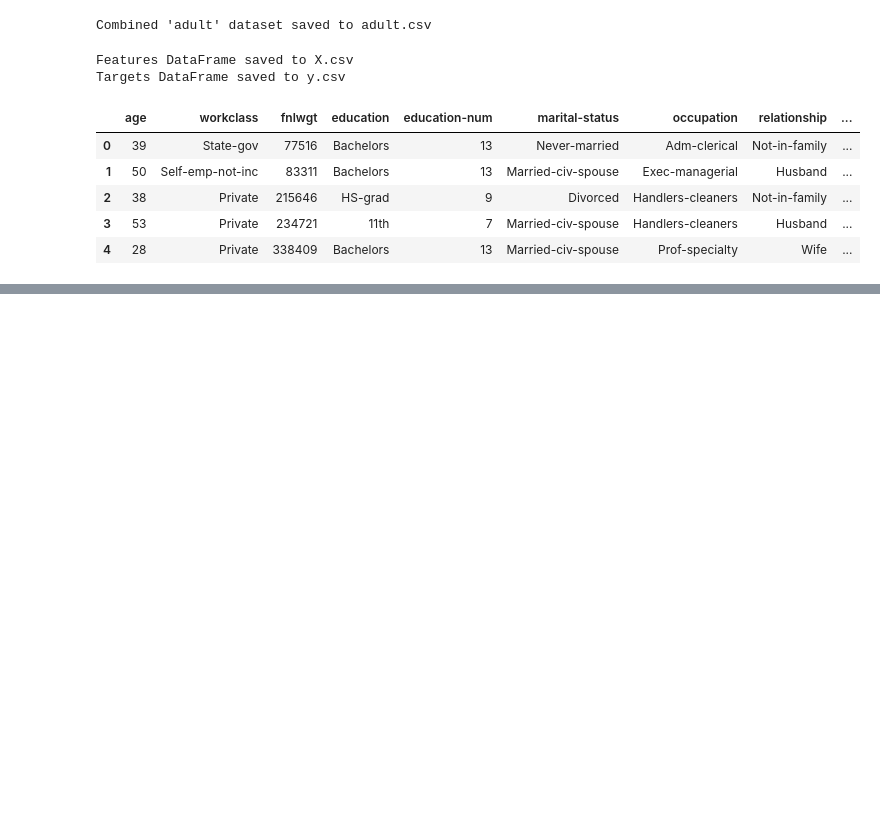
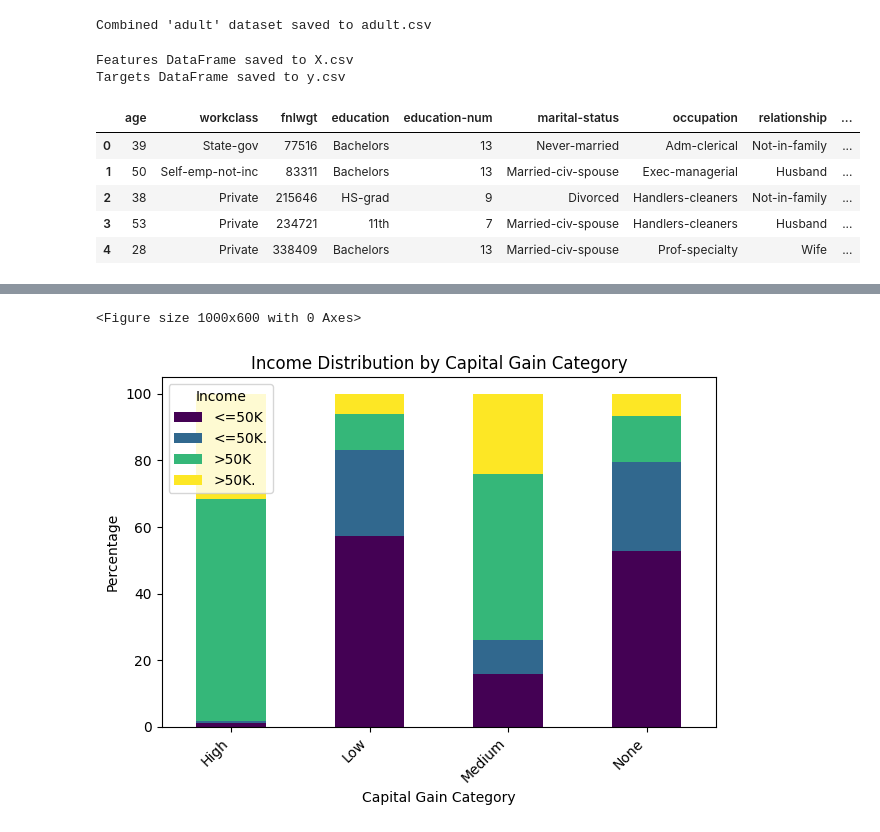
Before and after one commit to rmhanna/Randa, a Jupyter notebook: Copy_of_Graded_Assessment_Project_1.ipynb, the cells around one changed output, grey strips where cells are left out. Drawn from its saved outputs; the diff is of its cells as text; code cells hidden in the pictures; blank space fills up the shorter version.

```diff
--- a/Copy_of_Graded_Assessment_Project_1.ipynb
+++ b/Copy_of_Graded_Assessment_Project_1.ipynb
@@ -116,0 +287,14 @@ display(df.head())
+# %%
+import pandas as pd
+import matplotlib.pyplot as plt
+import seaborn as sns
+
+# Create a cross-tabulation of capital_gain_cat and income
+income_by_capital_gain = pd.crosstab(df['capital_gain_cat'], df['income'])
+
+print("Income distribution by Capital Gain Category (Counts):\n", income_by_capital_gain)
+
+# Calculate percentages for better comparison
+income_by_capital_gain_pct = pd.crosstab(df['capital_gain_cat'], df['income'], normalize='index') * 100
+
+print("\nIncome distribution by Capital Gain Category (Percentages):\n", income_by_capital_gain_pct)
@@ -116,0 +317,14 @@ display(df.head())
+# %%
+# Plotting the relationship
+plt.figure(figsize=(10, 6))
+income_by_capital_gain_pct.plot(kind='bar', stacked=True, colormap='viridis')
+plt.title('Income Distribution by Capital Gain Category')
+plt.xlabel('Capital Gain Category')
+plt.ylabel('Percentage')
+plt.xticks(rotation=45, ha='right')
+plt.legend(title='Income')
+plt.tight_layout()
+plt.show()
+# %% [output]
+<Figure size 1000x600 with 0 Axes>
+[figure, added]
```
Also changed, not shown: parts of 9 cells of this notebook.
